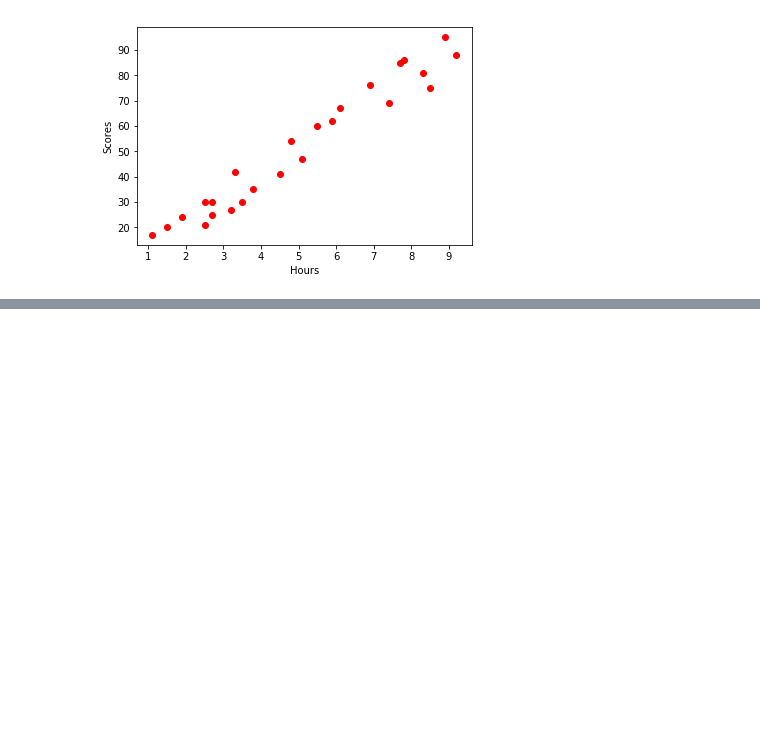
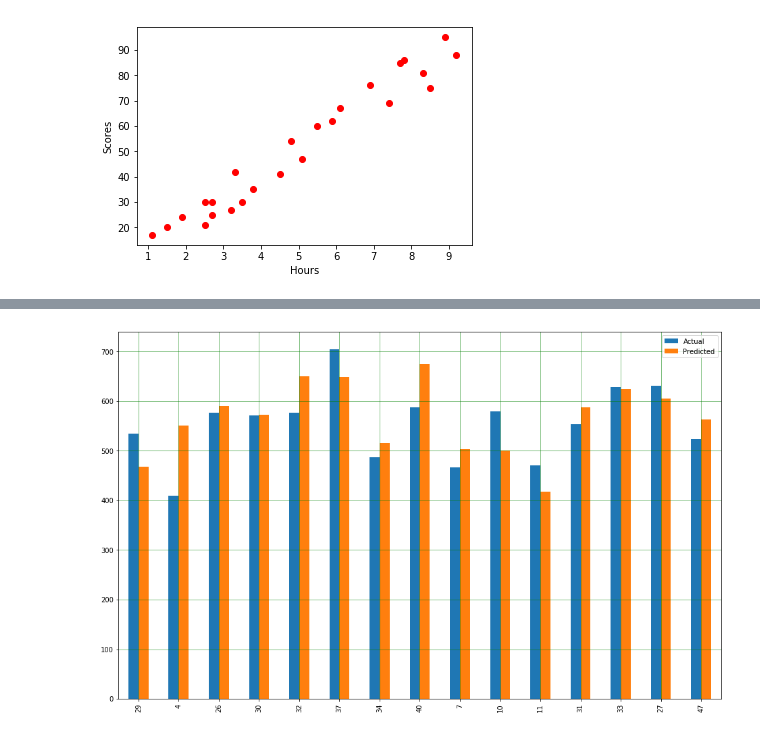
Before and after one commit to AbhilashG97/WatermelonMochi, a Jupyter notebook: Semester 7/Machine Learning and Data Mining/Lab Excercises/Labsheet-3/Assignment 3.ipynb, the cells around one changed output, grey strips where cells are left out. Saved outputs shown, nothing was run; the diff lists cells and outputs as text; code cells hidden in the pictures; blank space fills up the shorter version.

```diff
--- a/Semester 7/Machine Learning and Data Mining/Lab Excercises/Labsheet-3/Assignment 3.ipynb
+++ b/Semester 7/Machine Learning and Data Mining/Lab Excercises/Labsheet-3/Assignment 3.ipynb
@@ -116,0 +244,9 @@ SyntaxError: invalid syntax (<ipython-input-10-acbd3518919c>, line 1)
+# %%
+X = data.iloc[:, 0:4] #taking first 4 columns as feature vectors
+print(X.head())
+print(X.shape)
+print()
+
+Y = data['Petrol_Consumption'] #last column is taken as the output
+print(Y.head())
+print(Y.shape)
@@ -116,0 +269,10 @@ SyntaxError: invalid syntax (<ipython-input-10-acbd3518919c>, line 1)
+# %%
+X_train, X_test, y_train, y_test = train_test_split(X, Y, test_size=0.3, random_state=0)
+# %%
+regressor = LinearRegression()
+regressor.fit(X_train, y_train)
+
+y_pred = regressor.predict(X_test) # predicted value
+# %%
+df_petrol_consumption = pd.DataFrame({'Actual': y_test, 'Predicted': y_pred})
+df_petrol_consumption
@@ -116,0 +296,8 @@ SyntaxError: invalid syntax (<ipython-input-10-acbd3518919c>, line 1)
+# %%
+df2 = df_petrol_consumption.head(25)
+df2.plot(kind='bar',figsize=(16,10))
+plt.grid(which='major', linestyle='-', linewidth='0.5', color='green')
+plt.grid(which='minor', linestyle=':', linewidth='0.5', color='black')
+plt.show()
+# %% [output]
+[figure, added]
```
Also changed, not shown: parts of 12 cells of this notebook.
